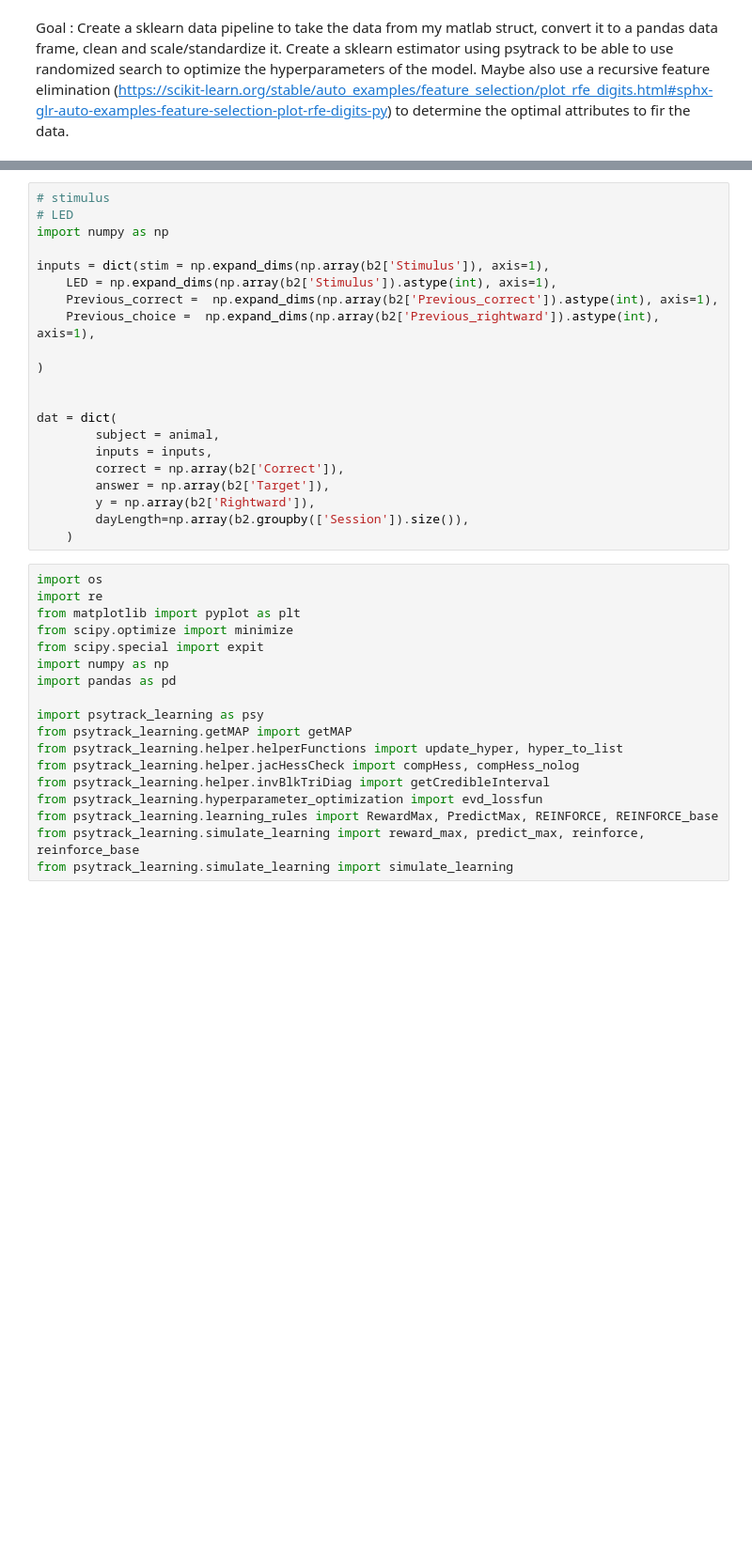
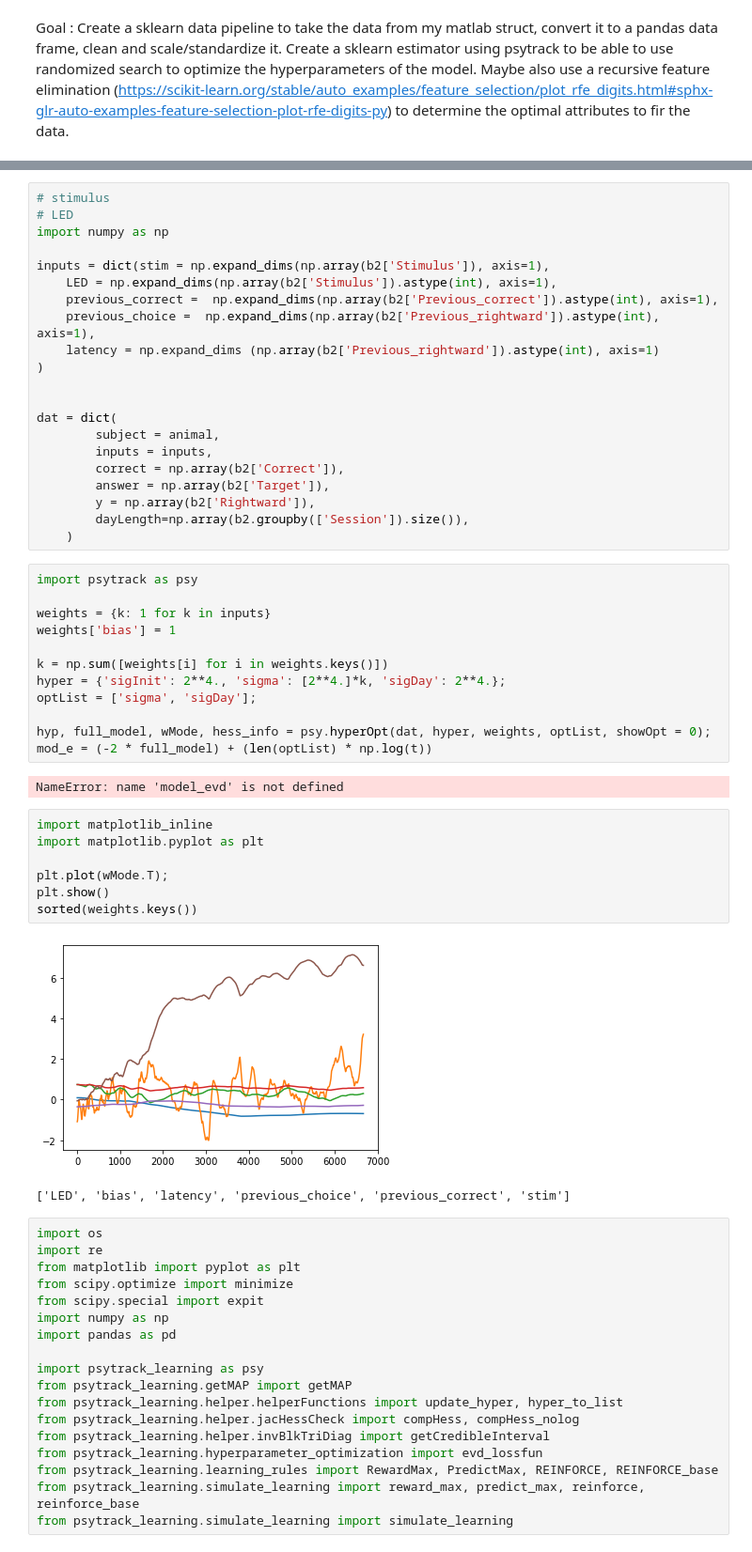
Before and after one commit to bkrall24/Learning_Strategies_Mouse_Behavior, a Jupyter notebook: psytrack_workflow.ipynb, the cells around one changed output, grey strips where cells are left out. Shown: that part at 94% size. Drawn from its saved outputs; the diff is of its cells as text; blank space fills up the shorter version.

```diff
--- a/psytrack_workflow.ipynb
+++ b/psytrack_workflow.ipynb
@@ -136,9 +126,9 @@ import numpy as np
 
 inputs = dict(stim = np.expand_dims(np.array(b2['Stimulus']), axis=1),
     LED = np.expand_dims(np.array(b2['Stimulus']).astype(int), axis=1),
-    Previous_correct =  np.expand_dims(np.array(b2['Previous_correct']).astype(int), axis=1),
-    Previous_choice =  np.expand_dims(np.array(b2['Previous_rightward']).astype(int), axis=1),
-
+    previous_correct =  np.expand_dims(np.array(b2['Previous_correct']).astype(int), axis=1),
+    previous_choice =  np.expand_dims(np.array(b2['Previous_rightward']).astype(int), axis=1),
+    latency = np.expand_dims (np.array(b2['Previous_rightward']).astype(int), axis=1)
 )
 
 
@@ -150,6 +140,30 @@ dat = dict(
         y = np.array(b2['Rightward']),
         dayLength=np.array(b2.groupby(['Session']).size()),
     )
+# %%
+import psytrack as psy
+
+weights = {k: 1 for k in inputs}
+weights['bias'] = 1
+
+k = np.sum([weights[i] for i in weights.keys()])
+hyper = {'sigInit': 2**4., 'sigma': [2**4.]*k, 'sigDay': 2**4.};
+optList = ['sigma', 'sigDay'];
+
+hyp, full_model, wMode, hess_info = psy.hyperOpt(dat, hyper, weights, optList, showOpt = 0);
+mod_e = (-2 * full_model) + (len(optList) * np.log(t))
+# %% [output]
+NameError: name 'model_evd' is not defined
+# %%
+import matplotlib_inline
+import matplotlib.pyplot as plt
+
+plt.plot(wMode.T);
+plt.show()
+sorted(weights.keys())
+# %% [output]
+[figure, added]
+['LED', 'bias', 'latency', 'previous_choice', 'previous_correct', 'stim']
 # %%
 import os
 import re
```
Also changed, not shown: parts of 11 cells of this notebook.
